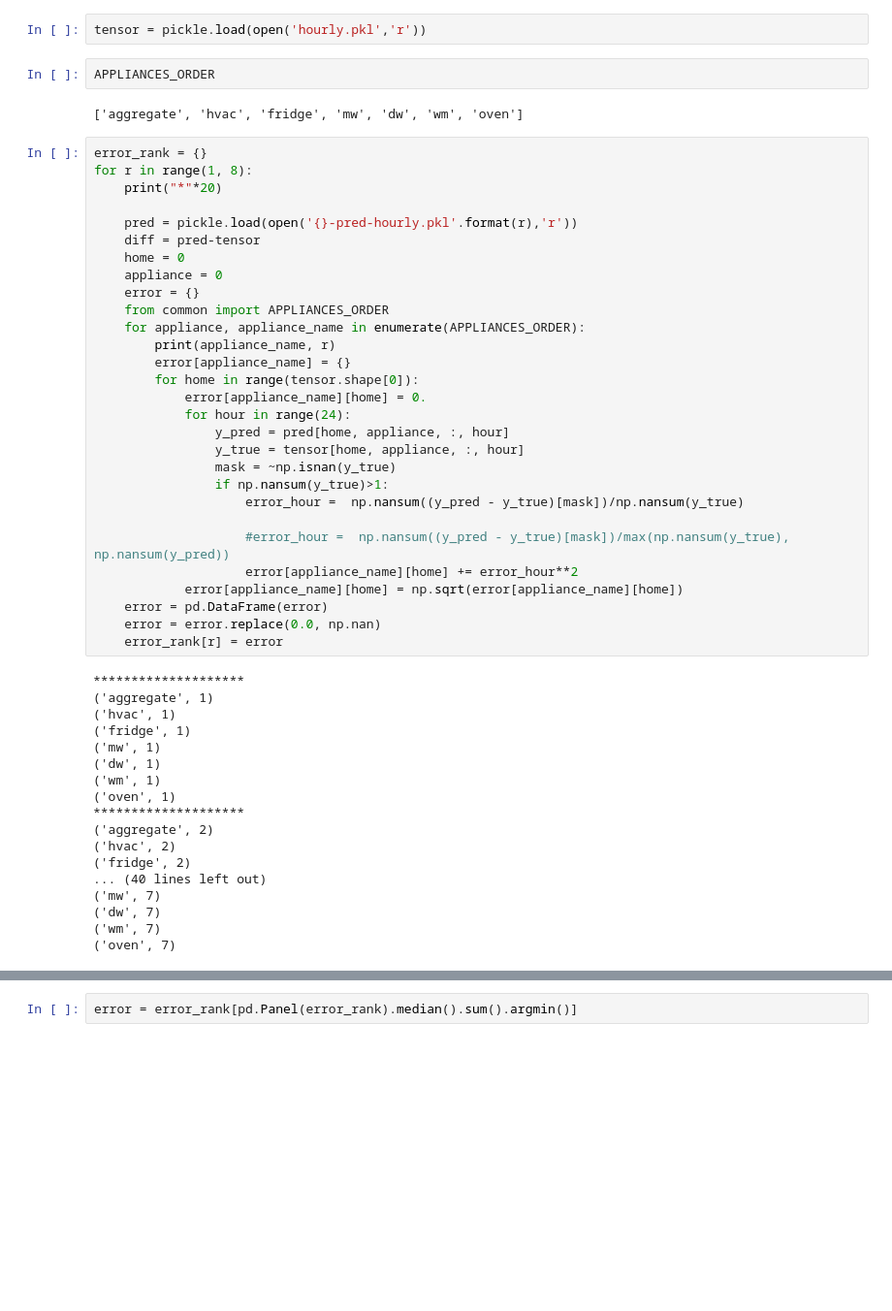
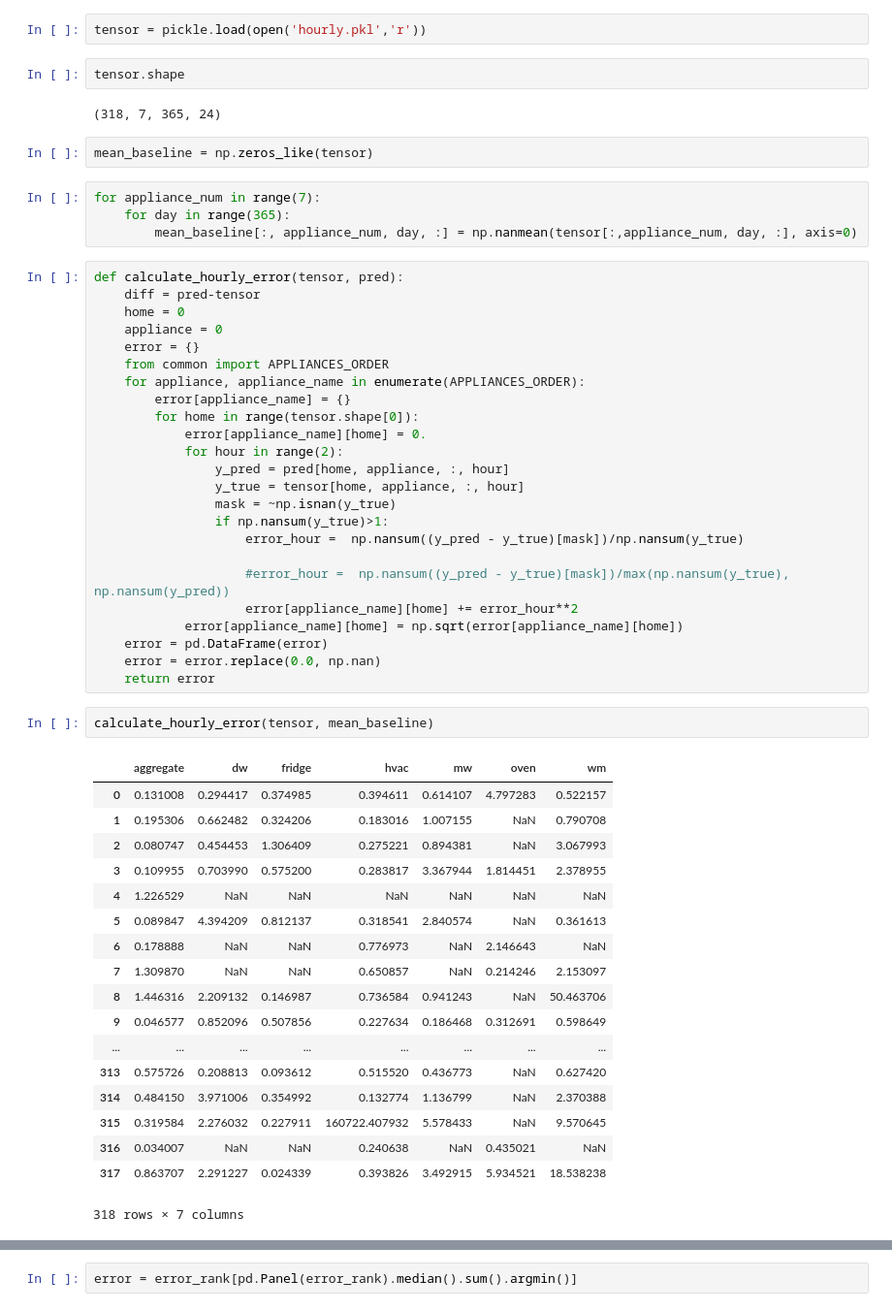
Before and after one commit to nipunbatra/freq-nilm, a Jupyter notebook: notebooks/results-hourly.ipynb, the cells around one changed output, grey strips where cells are left out. Shown at 97% size. Drawn from its saved outputs; the diff is of its cells as text; blank space fills up the shorter version.

```diff
--- a/notebooks/results-hourly.ipynb
+++ b/notebooks/results-hourly.ipynb
@@ -14,27 +14,28 @@ sys.path.append("../code/")
 from tensor_custom_core import *
 # %%
 tensor = pickle.load(open('hourly.pkl','r'))
-# %%
-APPLIANCES_ORDER
-# %% [output]
-['aggregate', 'hvac', 'fridge', 'mw', 'dw', 'wm', 'oven']
+# %%
+tensor.shape
+# %% [output]
+(318, 7, 365, 24)
+# %%
+mean_baseline = np.zeros_like(tensor)
+# %%
+for appliance_num in range(7):
+    for day in range(365):
+        mean_baseline[:, appliance_num, day, :] = np.nanmean(tensor[:,appliance_num, day, :], axis=0)
 # %%
-error_rank = {}
-for r in range(1, 8):
-    print("*"*20)
-
-    pred = pickle.load(open('{}-pred-hourly.pkl'.format(r),'r'))
+def calculate_hourly_error(tensor, pred):
     diff = pred-tensor
     home = 0
     appliance = 0
     error = {}
     from common import APPLIANCES_ORDER
     for appliance, appliance_name in enumerate(APPLIANCES_ORDER):
-        print(appliance_name, r)
         error[appliance_name] = {}
         for home in range(tensor.shape[0]):
             error[appliance_name][home] = 0.
-            for hour in range(24):
+            for hour in range(2):
                 y_pred = pred[home, appliance, :, hour]
                 y_true = tensor[home, appliance, :, hour]
                 mask = ~np.isnan(y_true)
@@ -46,22 +47,25 @@ for r in range(1, 8):
             error[appliance_name][home] = np.sqrt(error[appliance_name][home])
     error = pd.DataFrame(error)
     error = error.replace(0.0, np.nan)
-    error_rank[r] = error
+    return error
-# %% [output]
-********************
-('aggregate', 1)
-('hvac', 1)
-('fridge', 1)
-('mw', 1)
-('dw', 1)
-('wm', 1)
-('oven', 1)
-********************
-('aggregate', 2)
-('hvac', 2)
-('fridge', 2)
-... (40 lines left out)
-('mw', 7)
-('dw', 7)
-('wm', 7)
-('oven', 7)
+# %%
+calculate_hourly_error(tensor, mean_baseline)
+# %% [output]
+|  | aggregate | dw | fridge | hvac | mw | oven | wm |
+| 0 | 0.131008 | 0.294417 | 0.374985 | 0.394611 | 0.614107 | 4.797283 | 0.522157 |
+| 1 | 0.195306 | 0.662482 | 0.324206 | 0.183016 | 1.007155 | NaN | 0.790708 |
+| 2 | 0.080747 | 0.454453 | 1.306409 | 0.275221 | 0.894381 | NaN | 3.067993 |
+| 3 | 0.109955 | 0.703990 | 0.575200 | 0.283817 | 3.367944 | 1.814451 | 2.378955 |
+| 4 | 1.226529 | NaN | NaN | NaN | NaN | NaN | NaN |
+| 5 | 0.089847 | 4.394209 | 0.812137 | 0.318541 | 2.840574 | NaN | 0.361613 |
+| 6 | 0.178888 | NaN | NaN | 0.776973 | NaN | 2.146643 | NaN |
+| 7 | 1.309870 | NaN | NaN | 0.650857 | NaN | 0.214246 | 2.153097 |
+| 8 | 1.446316 | 2.209132 | 0.146987 | 0.736584 | 0.941243 | NaN | 50.463706 |
+| 9 | 0.046577 | 0.852096 | 0.507856 | 0.227634 | 0.186468 | 0.312691 | 0.598649 |
+| ... | ... | ... | ... | ... | ... | ... | ... |
+| 313 | 0.575726 | 0.208813 | 0.093612 | 0.515520 | 0.436773 | NaN | 0.627420 |
+| 314 | 0.484150 | 3.971006 | 0.354992 | 0.132774 | 1.136799 | NaN | 2.370388 |
+| 315 | 0.319584 | 2.276032 | 0.227911 | 160722.407932 | 5.578433 | NaN | 9.570645 |
+| 316 | 0.034007 | NaN | NaN | 0.240638 | NaN | 0.435021 | NaN |
+| 317 | 0.863707 | 2.291227 | 0.024339 | 0.393826 | 3.492915 | 5.934521 | 18.538238 |
+318 rows × 7 columns
```
Also changed, not shown: parts of 4 cells of this notebook, 5 other files.
